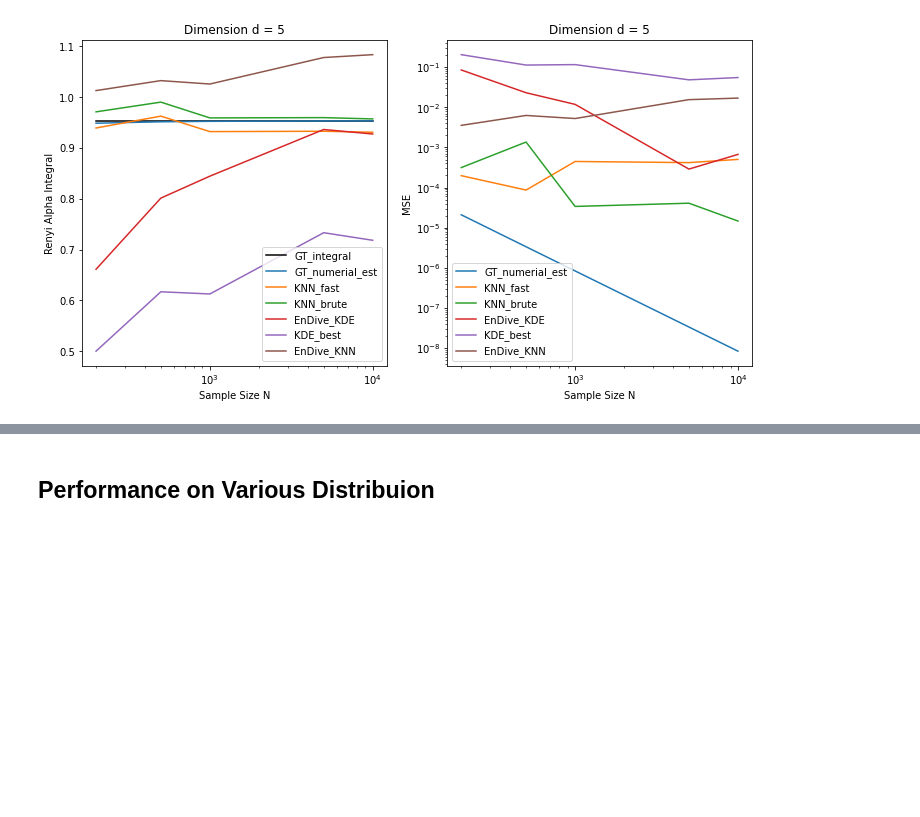
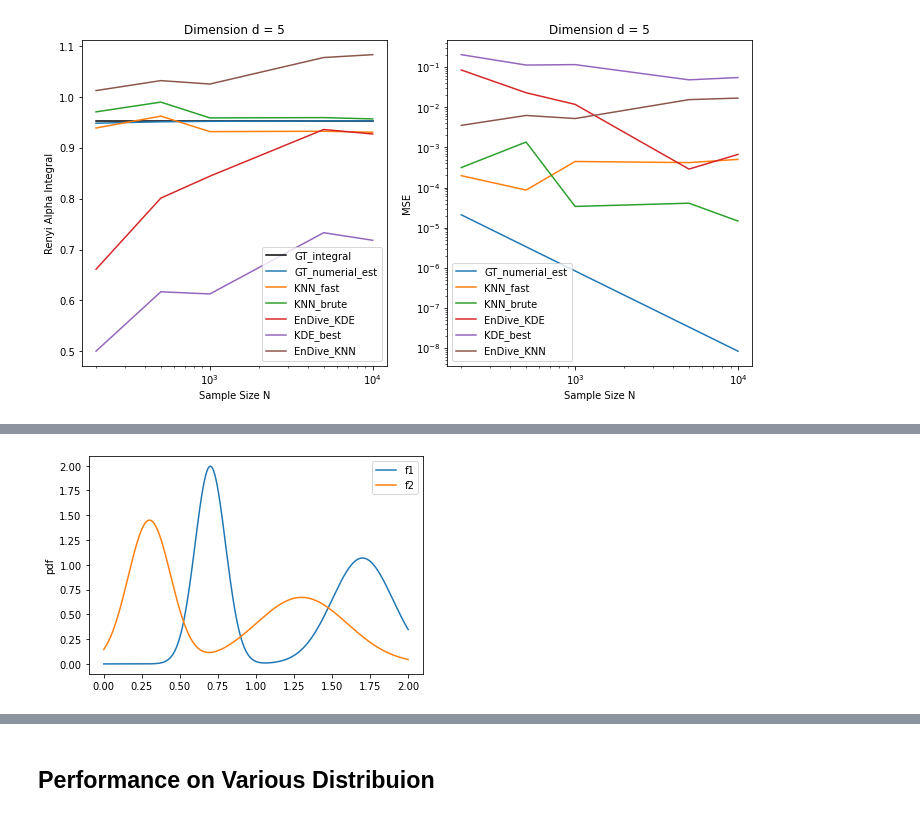
Before and after one commit to ChengyangHuang/Divergence-Estimation, a Jupyter notebook: codes/Nonparametric_Divergence_Estimation.ipynb, the cells around one changed output, grey strips where cells are left out. Saved outputs shown, nothing was run; the diff lists cells and outputs as text; code cells hidden in the pictures; blank space fills up the shorter version.

```diff
--- a/codes/Nonparametric_Divergence_Estimation.ipynb
+++ b/codes/Nonparametric_Divergence_Estimation.ipynb
@@ -34,7 +34,7 @@ class divergence_estimator():
         self.d = rvs_1.shape[1]
 
 
-    def kl_intg(self):
+    def kl_divergence(self):
         pass
 
     def renyi_alpha_integral(self):
@@ -324,0 +366,94 @@ convergence_validation()
+# %%
+from scipy.stats import truncnorm
+import scipy.integrate as integrate
+
+
+def renyi_alpha_div_integral(alpha, p, q, a, b, N=None):
+    if N == None:
+        return integrate.quad(lambda x: (p(x) ** alpha) * (q(x) ** (1 - alpha)), a, b)
+    else:
+        x = np.linspace(a, b, N)
+        return np.dot(p(x) ** alpha, q(x) ** (1 - alpha)) / N
+
+
+def kl_divergence(p, q, a, b, d, N=None):
+    if N == None:
+        return (integrate.quad(lambda x: p(x), a, b)[0]**d) * d * (integrate.quad(lambda x: math.log(p(x)/q(x)), a, b)[0])
+    else:
+       x = np.linspace(a, b, N)
+       return ((np.sum(p(x))/N)**d) * d * np.sum((np.log(p(x)) - np.log(q(x))))/N
+
+
+def truncated_mixture_Gaussian_experiment(d=5, N=2000, a=0, b=2, plot=False):
+
+    mu_1_list = [0.7, 1.7]
+    sigma_1_list = [0.1, 0.2]
+    weight_1_list = [0.5, 0.5]
+
+    mu_2_list = [1.3, 0.3]
+    sigma_2_list = [0.3, 0.14]
+    weight_2_list = [0.5, 0.5]
+
+    f_1_list, f_2_list, rvs_1_list, rvs_2_list = [], [], [], []
+    for mu_1, sigma_1, w_1, mu_2, sigma_2, w_2 in zip(mu_1_list, sigma_1_list, weight_1_list,
+                                                      mu_2_list, sigma_2_list, weight_2_list):
+        a_1, b_1 = (a - mu_1) / sigma_1, (b - mu_1) / sigma_1
+        a_2, b_2 = (a - mu_2) / sigma_2, (b - mu_2) / sigma_2
+
+        f_1 = truncnorm(a_1, b_1, mu_1, sigma_1)
+        f_2 = truncnorm(a_2, b_2, mu_2, sigma_2)
+        f_1_list.append(f_1)
+        f_2_list.append(f_2)
+        rvs_1_list.append(f_1.rvs(size=(int(w_1*N), d)))
+        rvs_2_list.append(f_2.rvs(size=(int(w_2*N), d)))
+    rvs_1 = np.concatenate(rvs_1_list, axis=0)
+    rvs_2 = np.concatenate(rvs_2_list, axis=0)
+    # print(rvs_1.shape)
+    # print(rvs_2.shape)
+
+    f_1_pdf = lambda x: weight_1_list[0] * f_1_list[0].pdf(x) + weight_1_list[1] * f_1_list[1].pdf(x)
+    f_2_pdf = lambda x: weight_2_list[0] * f_2_list[0].pdf(x) + weight_2_list[1] * f_2_list[1].pdf(x)
+
+    # Plot pdf
+    if plot:
+        x = np.linspace(a, b, 1000)
+        fig, ax = plt.subplots(1, 1)
+        ax.plot(x, f_1_pdf(x), label='f1')
+        ax.plot(x, f_2_pdf(x), label='f2')
+        ax.set_ylabel("pdf")
+        ax.legend()
+
+    # Renyi-alpha
+    renyi_alpha_dict = {}
+    alpha = 0.5
+    renyi_alpha_dict["GT_integral"] = renyi_alpha_div_integral(alpha, f_1_pdf, f_2_pdf, a, b)[0]**d
+    renyi_alpha_dict["GT_numerial_est"] = renyi_alpha_div_integral(alpha, f_1_pdf, f_2_pdf, a, b, N)**d
+
+    knn_est = knn_estimator(rvs_1, rvs_2, n_neighbors=20)
+    renyi_alpha_dict["KNN_fast"] = knn_est.renyi_alpha_integral(alpha, fast=True)
+
+    endiveKDE_est = EnDive_KDE(rvs_1, rvs_2, kmax=60)
+    renyi_endiveKDE, renyi_KDE = endiveKDE_est.renyi_alpha_integral(alpha)
+    renyi_alpha_dict["EnDive_KDE"] = renyi_endiveKDE
+    renyi_alpha_dict["KDE_best"] = renyi_KDE[((renyi_KDE - renyi_alpha_dict["GT_integral"])**2).argmin()]
+
+    endiveKNN_est = EnDive_KNN(rvs_1, rvs_2, kmin=10, kmax=60, L=50)
+    renyi_alpha_dict["EnDive_KNN"] = endiveKNN_est.renyi_alpha_integral(alpha)
+
+    # KL
+    kl_div_dict = {}
+    # kl_div_dict["GT_integral"] = kl_divergence(f_1.pdf, f_2.pdf, a, b, d)
+    # kl_div_dict["GT_numerial_est"] = kl_divergence(f_1.pdf, f_2.pdf, a, b, d, N)
+    kl_div_dict["KNN_fast"] = knn_est.kl_divergence()
+    kl_div_dict["EnDive_KNN"] = endiveKNN_est.kl_divergence()
+    kl_div_dict["EnDive_KDE"] = endiveKDE_est.kl_divergence()
+
+    renyi_alpha_dict["KNN_brute"] = knn_est.renyi_alpha_integral(alpha, fast=False)
+    kl_div_dict["KNN_brute"] = knn_est.kl_divergence()
+
+    # return renyi_alpha_dict, kl_div_dict
+    return renyi_alpha_dict
+
+
+truncated_mixture_Gaussian_experiment(plot=True)
+# %% [output]
@@ -324,0 +467 @@ convergence_validation()
+[figure, added]
```
Also changed, not shown: parts of 10 cells of this notebook.
